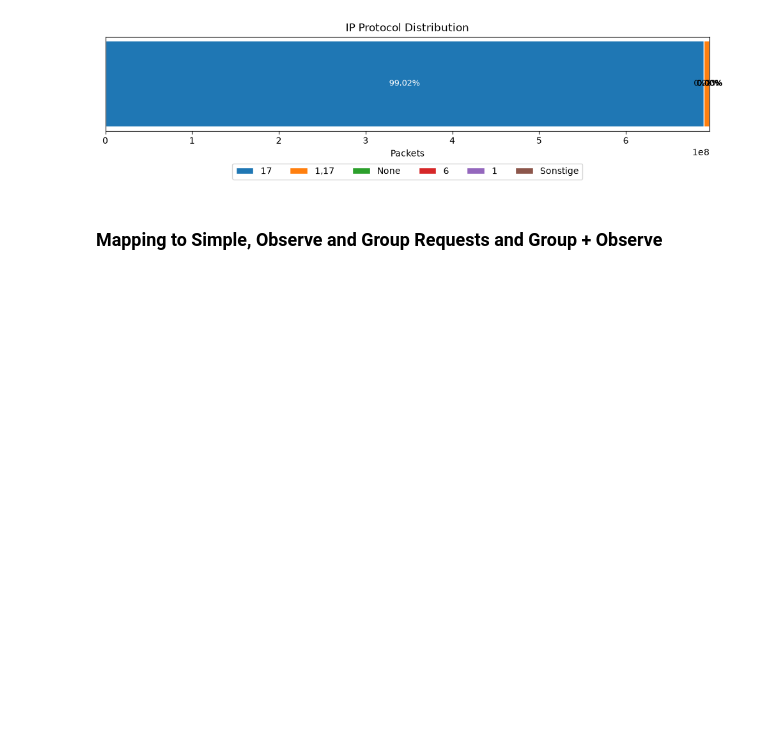
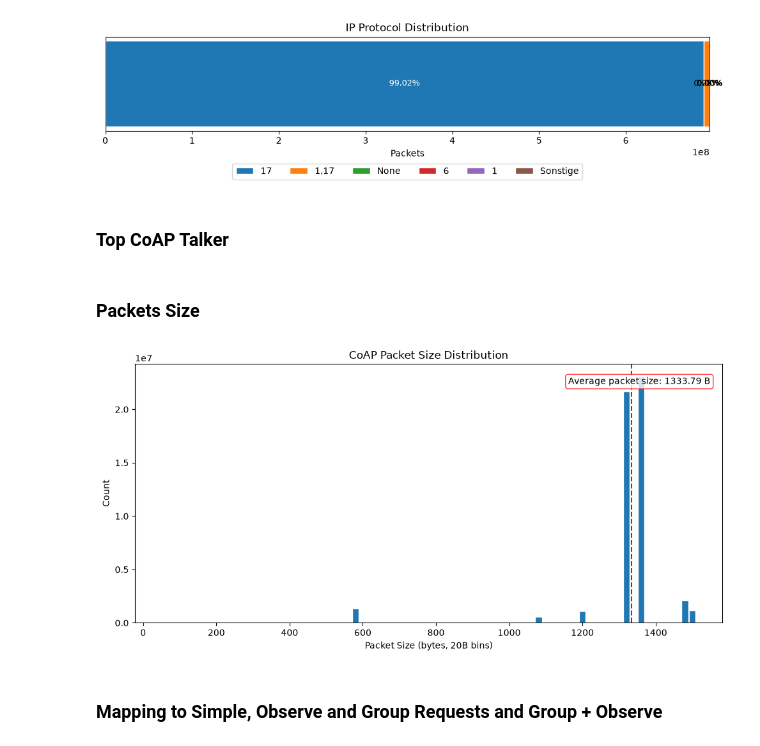
Before and after one commit to lukasseb/ddos_analysis, a Jupyter notebook: coap_analysis.ipynb, the cells around one changed output. Saved outputs shown, nothing was run; the diff lists cells and outputs as text; code cells hidden in the pictures; blank space fills up the shorter version.

Commit message:
more plots

```diff
--- a/coap_analysis.ipynb
+++ b/coap_analysis.ipynb
@@ -111,3 +112,5 @@ plt.show()
 plt.close(fig)
 # %% [output]
 [figure]
+# %% [markdown]
+### Top CoAP Talker
@@ -114,3 +154,41 @@ plt.close(fig)
+# %% [markdown]
+### Packets Size
+# %%
+avg_packet_size = lf_coap.select(pl.col("frame.len").mean()).collect().item()
+
+bins_df = (
+    lf_coap.select(
+        ((pl.col("frame.len") // 20) * 20).alias("bin")
+    )
+    .group_by("bin")
+    .agg(pl.len().alias("count"))
+    .sort("bin")
+    .collect()
+)
+
+fig, ax = plt.subplots(figsize=(10, 5))
+ax.bar(bins_df["bin"], bins_df["count"], width=18, color="tab:blue", edgecolor="white")
+ax.axvline(avg_packet_size, color="red", linestyle="--", linewidth=1.5)
+
+ax.text(
+    0.98, 0.95,
+    f"Average packet size: {avg_packet_size:.2f} B",
+    transform=ax.transAxes,
+    ha="right", va="top",
+    fontsize=10,
+    bbox=dict(boxstyle="round", facecolor="white", edgecolor="red", alpha=0.8),
+)
+
+ax.set_xlabel("Packet Size (bytes, 20B bins)")
+ax.set_ylabel("Count")
+ax.set_title("CoAP Packet Size Distribution")
+
+plt.tight_layout()
+Path(PLOT_FOLDER).mkdir(parents=True, exist_ok=True)
+plt.savefig(Path(PLOT_FOLDER) / "coap_packet_size_distribution.png", dpi=150, bbox_inches="tight")
+plt.show()
+# %% [output]
+[figure, added]
 # %% [markdown]
 ### Mapping to Simple, Observe and Group Requests and Group + Observe
 # %%
```
Also changed, not shown: parts of 4 cells of this notebook, 2 other files.
